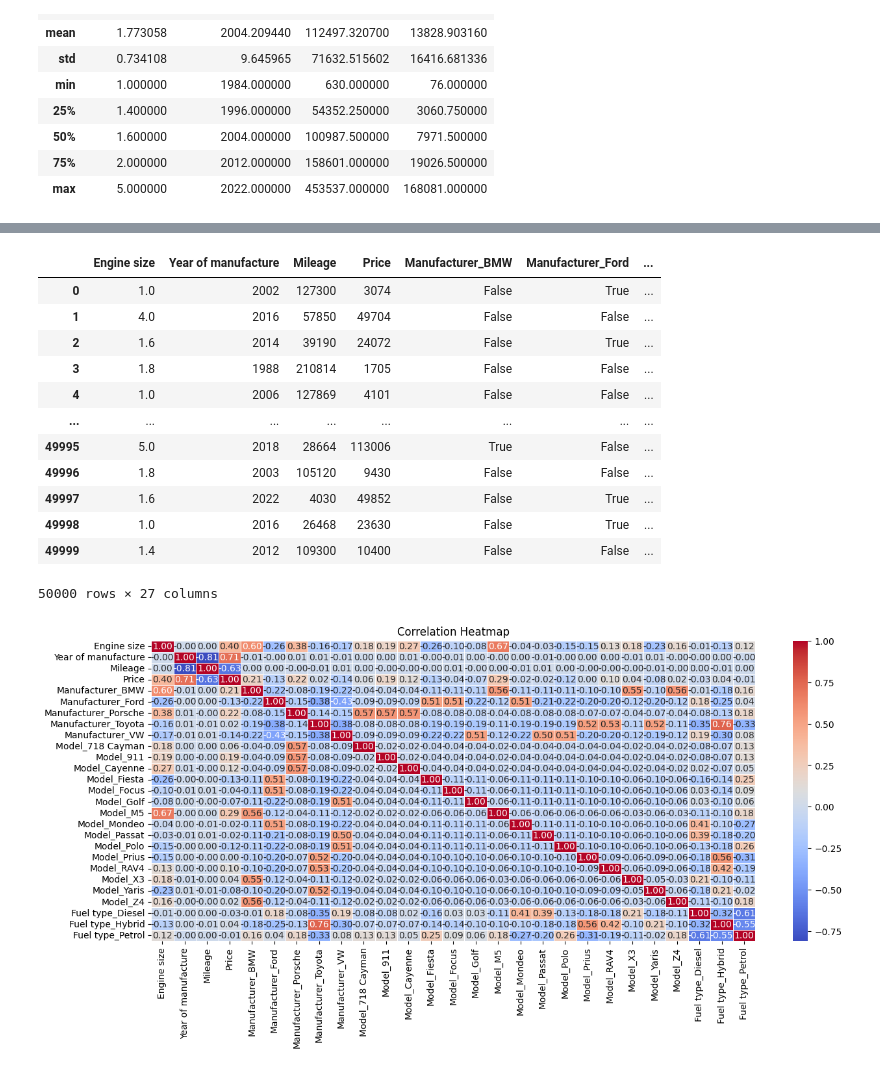
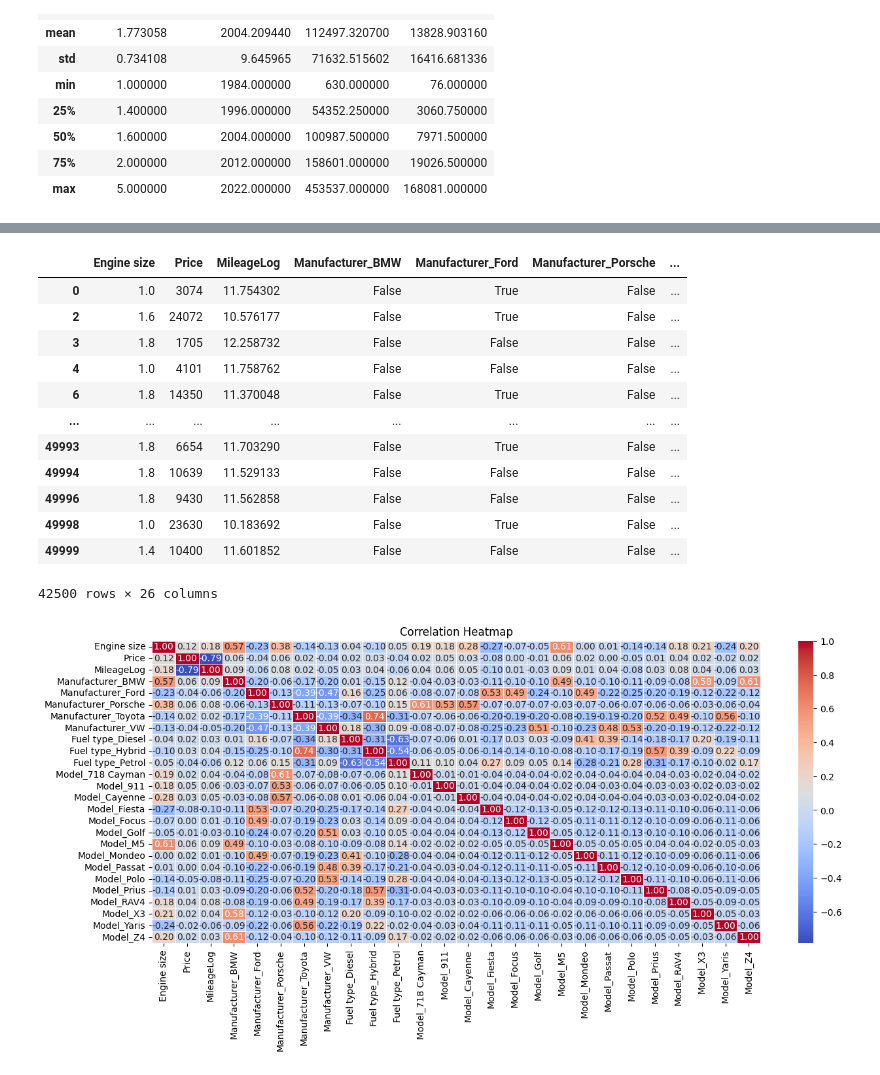
Before and after one commit to kyon4ik/car_price_prediction, a Jupyter notebook: model.ipynb, the cells around one changed output, grey strips where cells are left out. Saved outputs shown, nothing was run; the diff lists cells and outputs as text; code cells hidden in the pictures.

Commit message:
Add more plots and remove outliers

```diff
--- a/model.ipynb
+++ b/model.ipynb
@@ -19,0 +26,5 @@ df.describe()
+# %%
+price_limit = df['Price'].quantile(0.85)
+df_no_outliers = df[df['Price'] < price_limit]
+df_no_outliers['Price'].plot(kind='box')
+plt.show()
@@ -20,24 +38,36 @@ df.describe()
+# %%
+unused_params = {'Year of manufacture', 'Mileage'}
+dummy_params = list({'Manufacturer', 'Model', 'Fuel type'} - unused_params)
 # %%
-df2 = pd.get_dummies(df, columns=['Manufacturer', 'Model', 'Fuel type'], drop_first=False)
-df2
+params = df_no_outliers.copy()
+
+params['MileageLog'] = np.log(params['Mileage'])
+
+if len(unused_params) > 0:
+    params = params.drop(columns=unused_params)
+
+if len(dummy_params) > 0:
+    params = pd.get_dummies(params, columns=dummy_params, drop_first=False)
+
+params
 # %% [output]
-|  | Engine size | Year of manufacture | Mileage | Price | Manufacturer_BMW | Manufacturer_Ford | ... |
-| 0 | 1.0 | 2002 | 127300 | 3074 | False | True | ... |
-| 1 | 4.0 | 2016 | 57850 | 49704 | False | False | ... |
-| 2 | 1.6 | 2014 | 39190 | 24072 | False | True | ... |
-| 3 | 1.8 | 1988 | 210814 | 1705 | False | False | ... |
-| 4 | 1.0 | 2006 | 127869 | 4101 | False | False | ... |
+|  | Engine size | Price | MileageLog | Manufacturer_BMW | Manufacturer_Ford | Manufacturer_Porsche | ... |
+| 0 | 1.0 | 3074 | 11.754302 | False | True | False | ... |
+| 2 | 1.6 | 24072 | 10.576177 | False | True | False | ... |
+| 3 | 1.8 | 1705 | 12.258732 | False | False | False | ... |
+| 4 | 1.0 | 4101 | 11.758762 | False | False | False | ... |
+| 6 | 1.8 | 14350 | 11.370048 | False | True | False | ... |
 | ... | ... | ... | ... | ... | ... | ... | ... |
-| 49995 | 5.0 | 2018 | 28664 | 113006 | True | False | ... |
-| 49996 | 1.8 | 2003 | 105120 | 9430 | False | False | ... |
-| 49997 | 1.6 | 2022 | 4030 | 49852 | False | True | ... |
-| 49998 | 1.0 | 2016 | 26468 | 23630 | False | True | ... |
-| 49999 | 1.4 | 2012 | 109300 | 10400 | False | False | ... |
+| 49993 | 1.8 | 6654 | 11.703290 | False | True | False | ... |
+| 49994 | 1.8 | 10639 | 11.529133 | False | False | False | ... |
+| 49996 | 1.8 | 9430 | 11.562858 | False | False | False | ... |
+| 49998 | 1.0 | 23630 | 10.183692 | False | True | False | ... |
+| 49999 | 1.4 | 10400 | 11.601852 | False | False | False | ... |
-50000 rows × 27 columns
+42500 rows × 26 columns
 # %%
 plt.figure(figsize=(15,6))
-sns.heatmap(df2.corr(numeric_only=True), annot=True, cmap="coolwarm", fmt=".2f", linewidths=.5)
+sns.heatmap(params.corr(numeric_only=True), annot=True, cmap="coolwarm", fmt=".2f", linewidths=.5)
 plt.title("Correlation Heatmap")
 plt.show()
 # %% [output]
-[figure, old version]
+[figure, new version]
```
Also changed, not shown: parts of 9 cells of this notebook, 1 other file.
